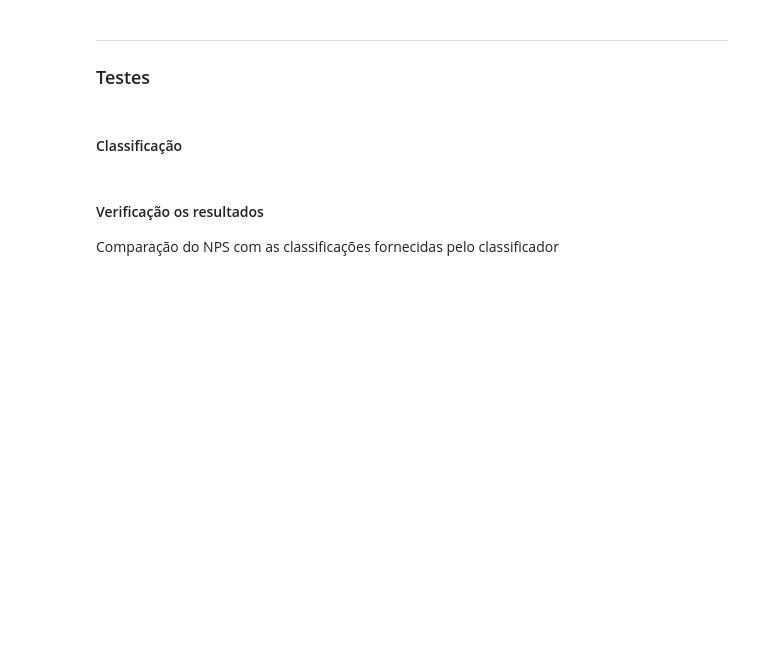
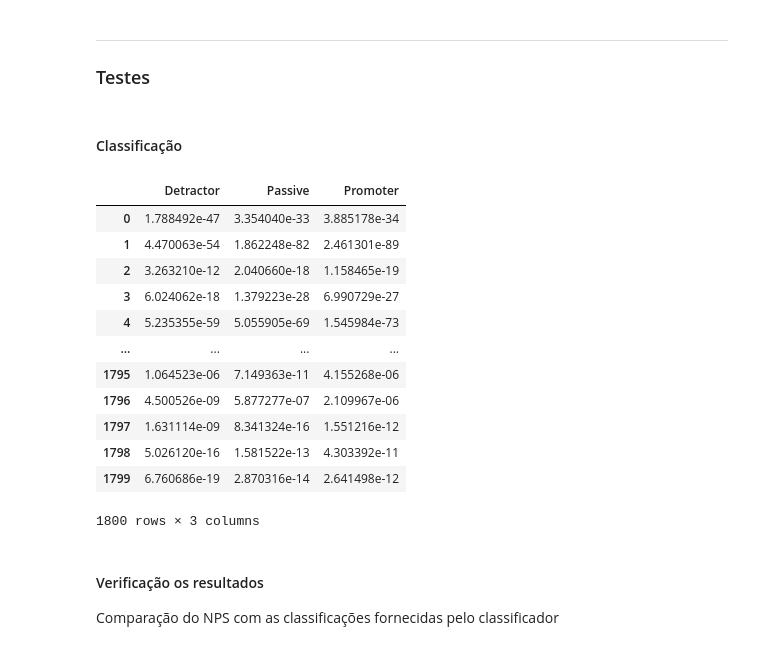
Before and after one commit to carolinaporto/CDADOS_Projeto1, a Jupyter notebook: Projeto.ipynb, the cells around one changed output. Saved outputs shown, nothing was run; the diff lists cells and outputs as text; code cells hidden in the pictures; blank space fills up the shorter version.

```diff
--- a/Projeto.ipynb
+++ b/Projeto.ipynb
@@ -211,11 +213,33 @@ ___
 # %% [markdown]
 #### Classificação
 # %%
+import pandas as pd
 # Dataframe
 test = pd.read_csv('dados_teste_QUARTETO_Thomas.csv')
 
 # Classificação
-classificacao_teste = classificador(tabela_Detractor, tabela_Passive, tabela_Promoter, tabela_train, serie_Detractor, serie_Passive, serie_Promoter, test, P_NPS)
+
+x = classificador(tabela_Detractor, tabela_Passive, tabela_Promoter, tabela_train, serie_Detractor, serie_Passive, serie_Promoter, test, P_NPS)
+classificacao_teste = x[0]
+probabilidades = x[1]
+
+probabilidades
+df_probabilidades = pd.DataFrame(probabilidades, columns=['Detractor', 'Passive', 'Promoter'])
+df_probabilidades
+# %% [output]
+|  | Detractor | Passive | Promoter |
+| 0 | 1.788492e-47 | 3.354040e-33 | 3.885178e-34 |
+| 1 | 4.470063e-54 | 1.862248e-82 | 2.461301e-89 |
+| 2 | 3.263210e-12 | 2.040660e-18 | 1.158465e-19 |
+| 3 | 6.024062e-18 | 1.379223e-28 | 6.990729e-27 |
+| 4 | 5.235355e-59 | 5.055905e-69 | 1.545984e-73 |
+| ... | ... | ... | ... |
+| 1795 | 1.064523e-06 | 7.149363e-11 | 4.155268e-06 |
+| 1796 | 4.500526e-09 | 5.877277e-07 | 2.109967e-06 |
+| 1797 | 1.631114e-09 | 8.341324e-16 | 1.551216e-12 |
+| 1798 | 5.026120e-16 | 1.581522e-13 | 4.303392e-11 |
+| 1799 | 6.760686e-19 | 2.870316e-14 | 2.641498e-12 |
+1800 rows × 3 columns
 # %% [markdown]
 #### Verificação os resultados
 Comparação do NPS com as classificações fornecidas pelo classificador
```
Also changed, not shown: parts of 4 cells of this notebook, 1 other file.
